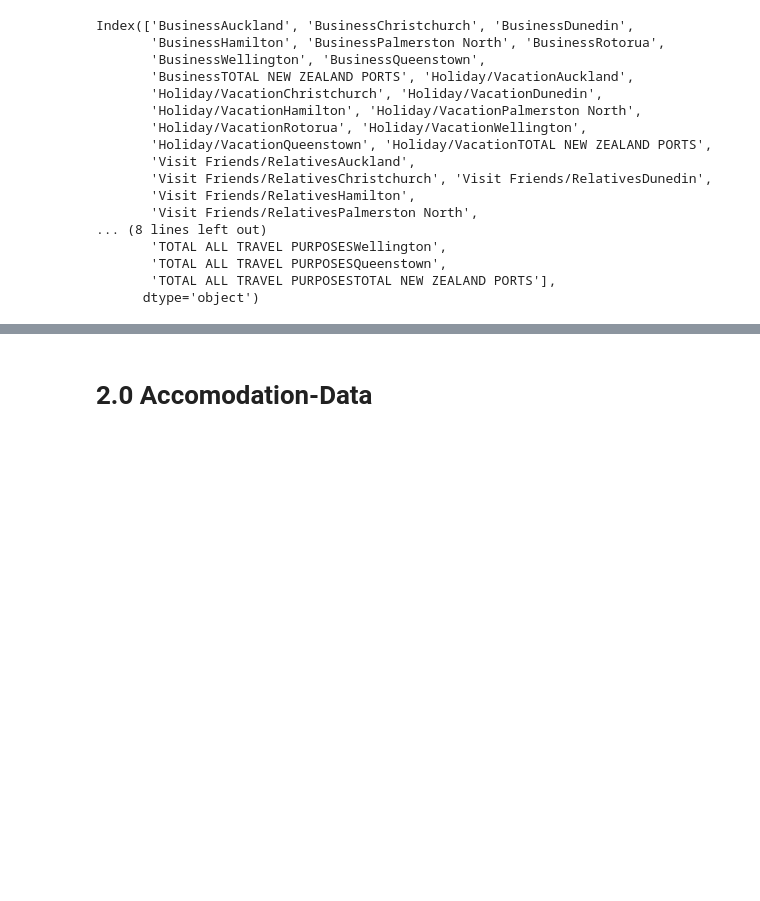
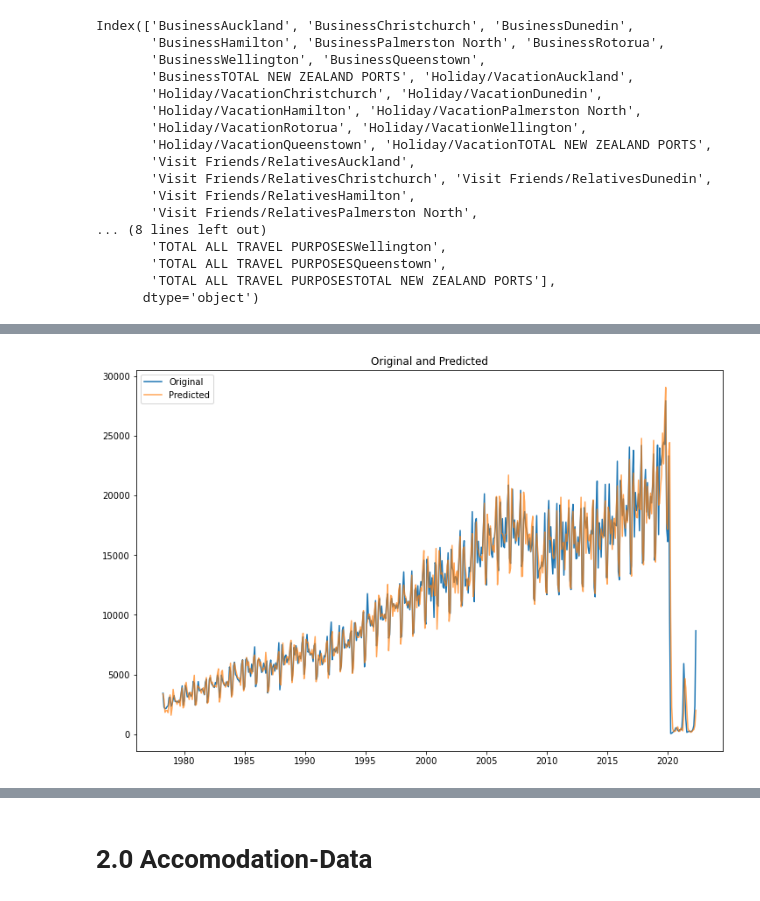
Before and after one commit to lutimoth/Tourism-Forecasting, a Jupyter notebook: Notebooks/Pre-process and Modeling for New Zealand Forecasting Data.ipynb, the cells around one changed output, grey strips where cells are left out. Saved outputs shown, nothing was run; the diff lists cells and outputs as text; code cells hidden in the pictures; blank space fills up the shorter version.

```diff
--- a/Notebooks/Pre-process and Modeling for New Zealand Forecasting Data.ipynb
+++ b/Notebooks/Pre-process and Modeling for New Zealand Forecasting Data.ipynb
@@ -187,0 +188,9 @@ res.resid.plot(ax=ax4, title='Residual IDs')
+# %%
+# Since we have opted to use exponential smoothing, we are not required to take the first difference
+# Exponential smoothing can handle trend data
+# The statsmodel implementation of Exponentail Smoothing also optimizes its hyperparamters
+
+exp = ExponentialSmoothing(y, trend = 'mul', seasonal = 'mul', seasonal_periods = 12, damped_trend = True)
+# %%
+exp_fit = exp.fit(method = 'bh')
+exp_fit.summary()
@@ -187,0 +223,11 @@ res.resid.plot(ax=ax4, title='Residual IDs')
+# %%
+plt.figure(figsize=(12,8))
+
+plt.title('Original and Predicted')
+plt.plot(y, label='Original')
+plt.plot(exp_fit.fittedvalues, alpha=0.7, label='Predicted')
+
+plt.legend()
+plt.show()
+# %% [output]
+[figure, added]
```
Also changed, not shown: parts of 44 cells of this notebook.
